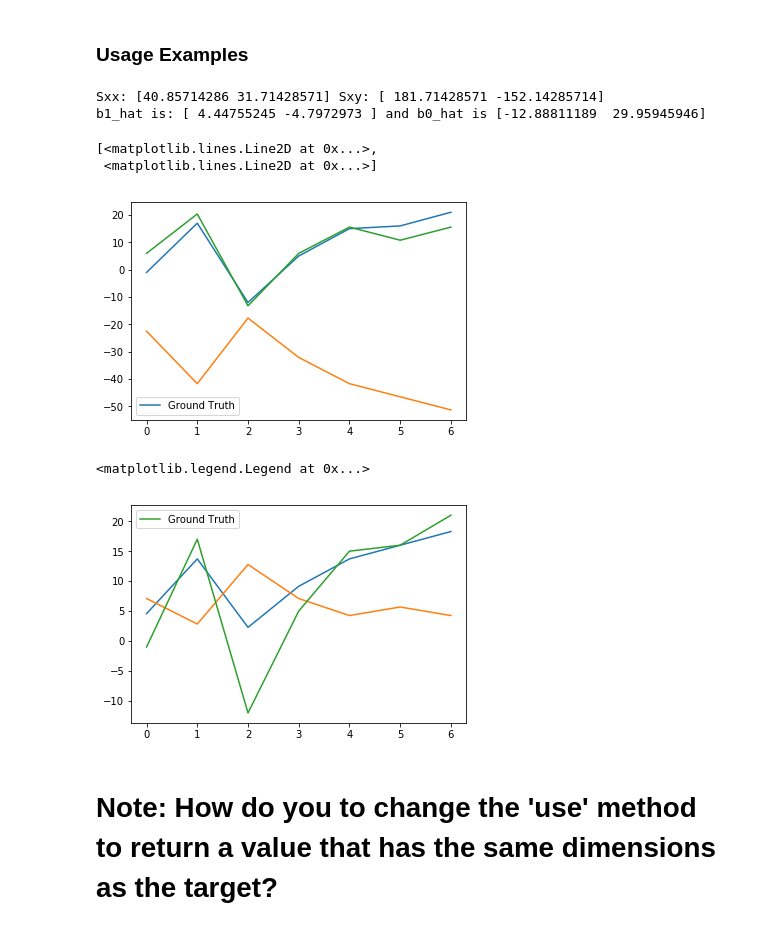
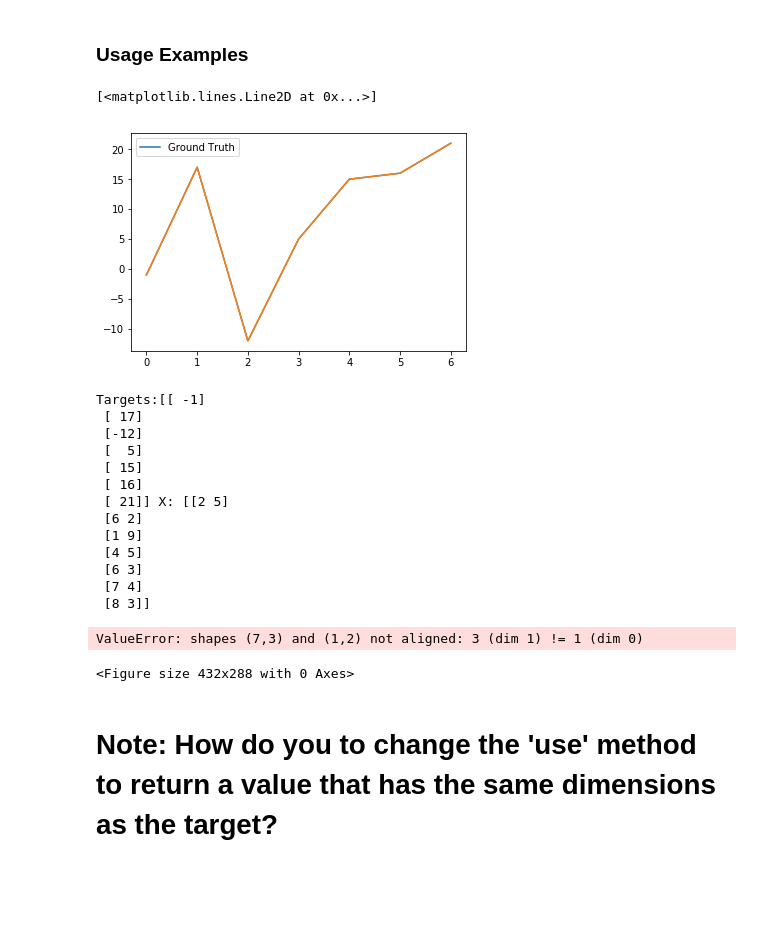
Before and after one commit to josiahls/MachineLearning, a Jupyter notebook: src/ITCS6156MachineLearningCourse/josiah_laivins_assignment_1/Assign1.ipynb, the cells around one changed output. Drawn from its saved outputs; the diff is of its cells as text; code cells hidden in the pictures; blank space fills up the shorter version.

```diff
--- a/src/ITCS6156MachineLearningCourse/josiah_laivins_assignment_1/Assign1.ipynb
+++ b/src/ITCS6156MachineLearningCourse/josiah_laivins_assignment_1/Assign1.ipynb
@@ -205,50 +221,61 @@ class LMS(LinearModel):
 import matplotlib.pyplot as plt
 %matplotlib inline
 # %%
-# X = np.linspace(0,10, 11).reshape((-1, 1))
-# T = -2 * X + 3.2
-X = np.array([[2,5],
-              [6,2],
-              [1,9],
-              [4,5],
-              [6,3],
-              [7,4],
-              [8,3]])
-T = X[:,0, None] * 3 - 2 * X[:, 1, None] + 3
+X = np.linspace(0,10, 11).reshape((-1, 1))
+T = -2 * X + 3.2
+# X = np.array([[2,5],
+#               [6,2],
+#               [1,9],
+#               [4,5],
+#               [6,3],
+#               [7,4],
+#               [8,3]])
+# T = X[:,0, None] * 3 - 2 * X[:, 1, None] + 3
 
 
 ls = LinearRegress()
 
 ls.train(X, T)
 
 plt.plot(T, label='Ground Truth')
 plt.legend()
 plt.plot(ls.use(X))
 # %% [output]
-Sxx: [40.85714286 31.71428571] Sxy: [ 181.71428571 -152.14285714]
-b1_hat is: [ 4.44755245 -4.7972973 ] and b0_hat is [-12.88811189  29.95945946]
+[<matplotlib.lines.Line2D at 0x...>]
-[<matplotlib.lines.Line2D at 0x...>,
- <matplotlib.lines.Line2D at 0x...>]
-[figure, old version]
+[figure, new version]
 # %%
 import IPython.display as ipd  # for display and clear_output
 fig = plt.figure()
 
 lms = LMS(0.02)
-print(f'Targets: {T} X: {X}')
+
+print('Targets:'+ str(T) + ' X: ' + str(X))
 for x, t in zip(X, T):
     lms.train_step(x, t)
     plt.clf()
     plt.plot(lms.use(X))
-#     ipd.clear_output(wait=True)
-#     ipd.display(fig)
+    ipd.clear_output(wait=True)
+    ipd.display(fig)
 ipd.clear_output(wait=True)
 
 plt.plot(T, label='Ground Truth')
 plt.legend()
 # %% [output]
-<matplotlib.legend.Legend at 0x...>
+Targets:[[ -1]
+ [ 17]
+ [-12]
+ [  5]
+ [ 15]
+ [ 16]
+ [ 21]] X: [[2 5]
+ [6 2]
+ [1 9]
+ [4 5]
+ [6 3]
+ [7 4]
+ [8 3]]
-[figure, removed]
+ValueError: shapes (7,3) and (1,2) not aligned: 3 (dim 1) != 1 (dim 0)
+<Figure size 432x288 with 0 Axes>
 # %% [markdown]
 # Note: How do you to change the 'use' method to return a value that has the same dimensions as the target?
 # %%
```
Also changed, not shown: parts of 9 cells of this notebook, 2 other files.
